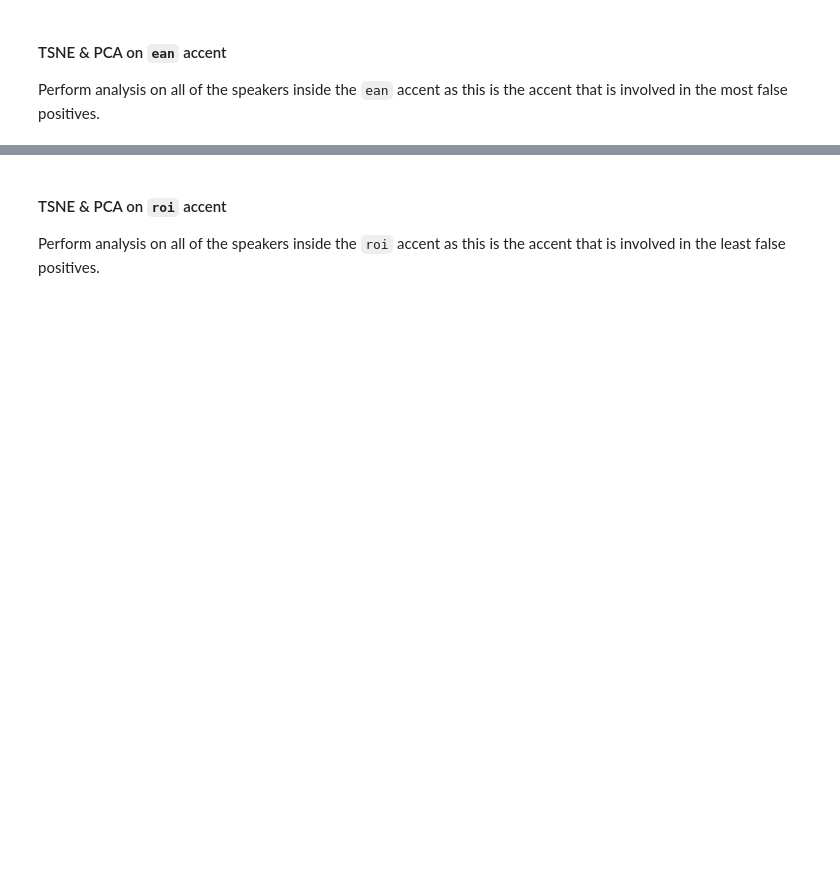
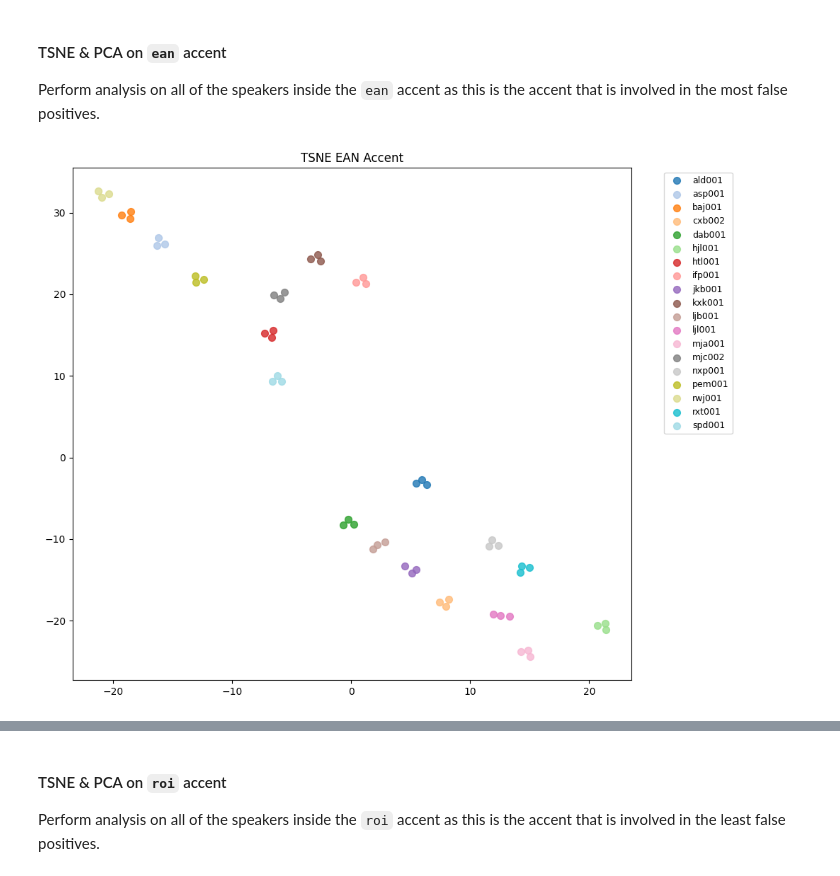
Before and after one commit to michael-vella/ARI5121_SpeechProject_Michael_Vella_code, a Jupyter notebook: core.ipynb, the cells around one changed output, grey strips where cells are left out. Saved outputs shown, nothing was run; the diff lists cells and outputs as text; code cells hidden in the pictures; blank space fills up the shorter version.

```diff
--- a/core.ipynb
+++ b/core.ipynb
@@ -697,0 +756,10 @@ Perform analysis on all of the speakers inside the `ean` accent as this is the a
+# %%
+plot_reduction(
+    embeddings=embeddings_array[ean_mask],
+    labels=labels_speaker[ean_mask],
+    title="TSNE EAN Accent",
+    method="tsne",
+    perplexity=5
+)
+# %% [output]
+[figure, added]
```
Also changed, not shown: parts of 11 cells of this notebook, 6 other files.
